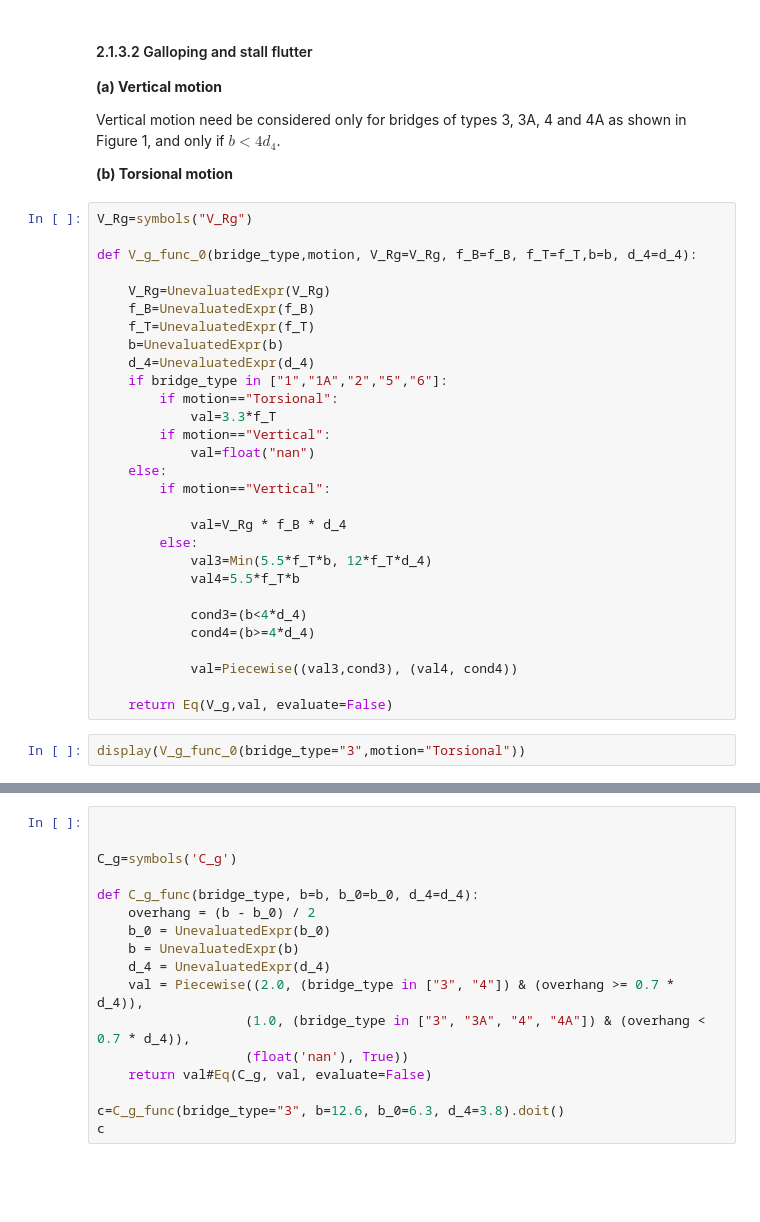
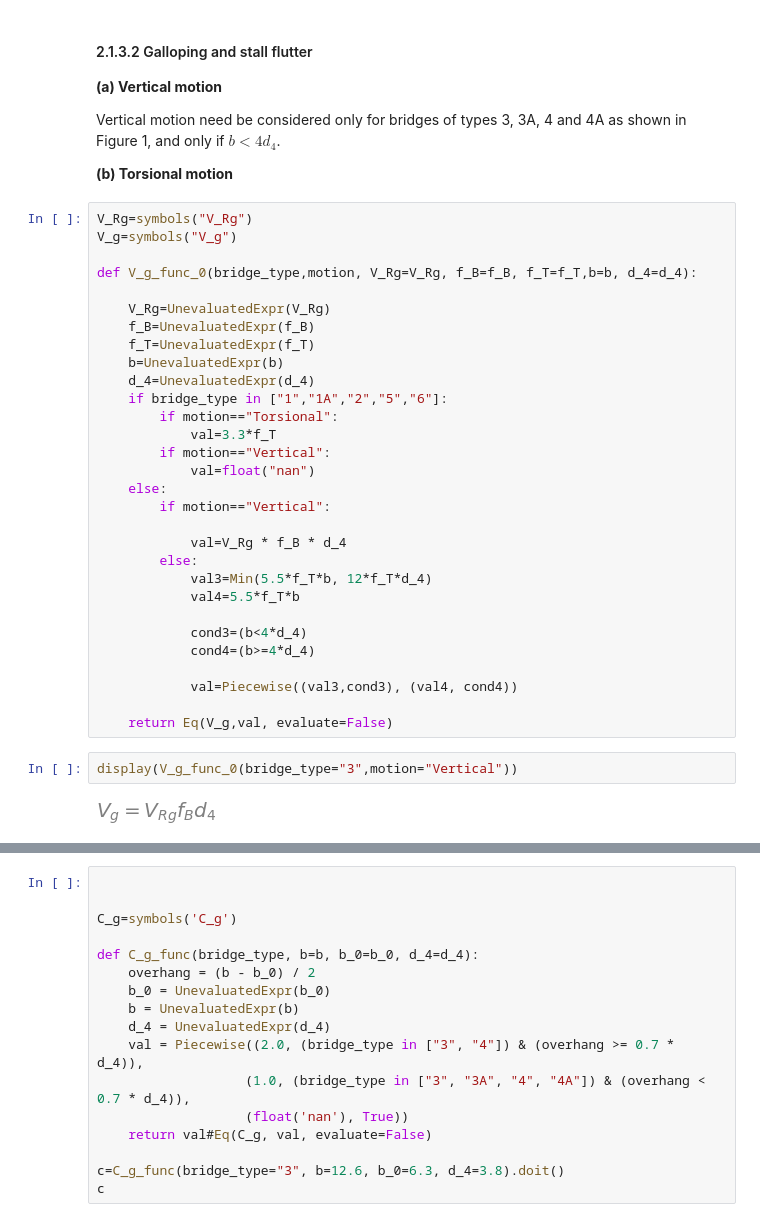
Before and after one commit to CFCSL/AERODYNAMIC-EFFECTS-ON-BRIDGES, a Jupyter notebook: Aerodynamic_Excitation.ipynb, the cells around one changed output, grey strips where cells are left out. Drawn from its saved outputs; the diff is of its cells as text; blank space fills up the shorter version.

```diff
--- a/Aerodynamic_Excitation.ipynb
+++ b/Aerodynamic_Excitation.ipynb
@@ -214,6 +214,7 @@ Vertical motion need be considered only for bridges of types 3, 3A, 4 and 4A as
 **(b) Torsional motion**
 # %%
 V_Rg=symbols("V_Rg")
+V_g=symbols("V_g")
 
 def V_g_func_0(bridge_type,motion, V_Rg=V_Rg, f_B=f_B, f_T=f_T,b=b, d_4=d_4):
 
@@ -242,5 +243,7 @@ def V_g_func_0(bridge_type,motion, V_Rg=V_Rg, f_B=f_B, f_T=f_T,b=b, d_4=d_4):
 
     return Eq(V_g,val, evaluate=False)
 # %%
-display(V_g_func_0(bridge_type="3",motion="Torsional"))
+display(V_g_func_0(bridge_type="3",motion="Vertical"))
+# %% [output]
+[figure, added]
 # %%
```
Also changed, not shown: parts of 5 cells of this notebook, 1 other file.
